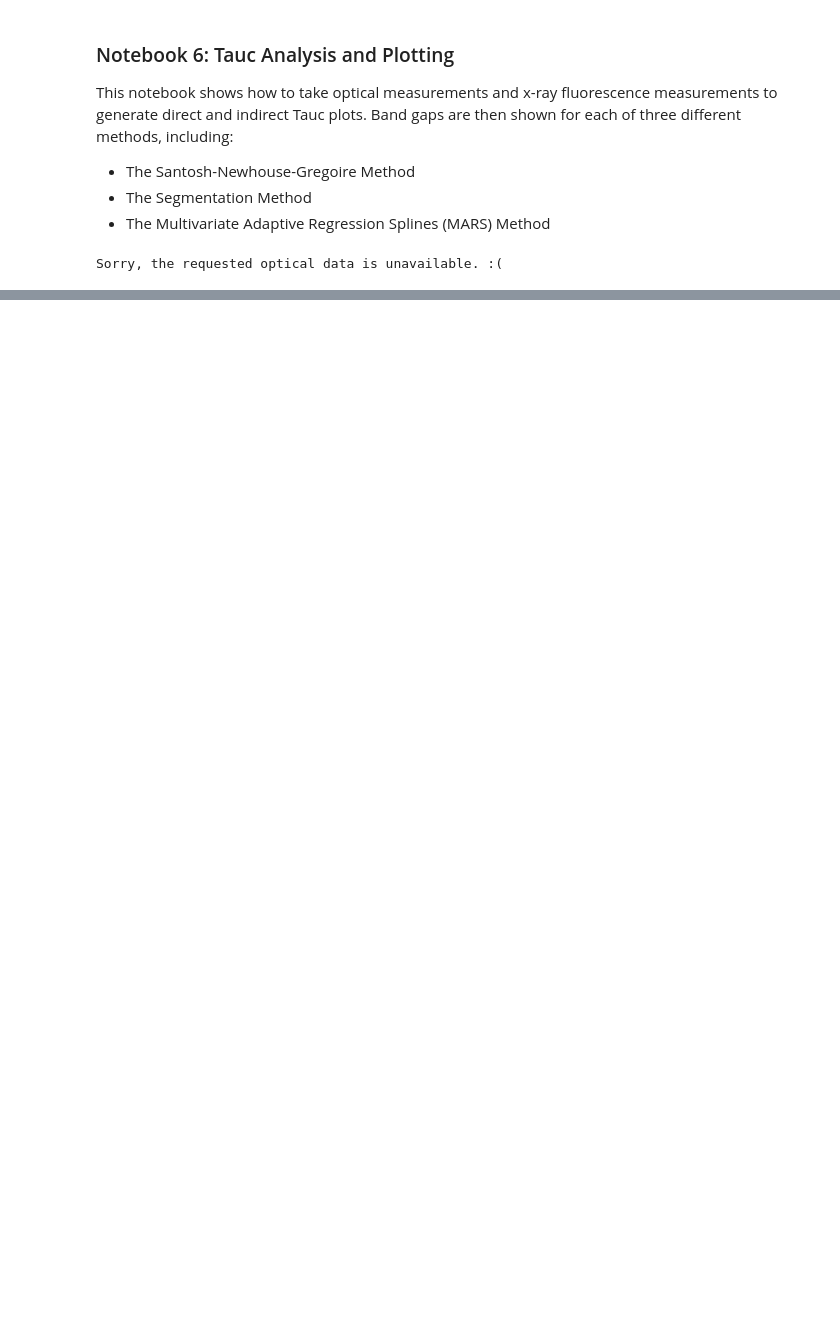
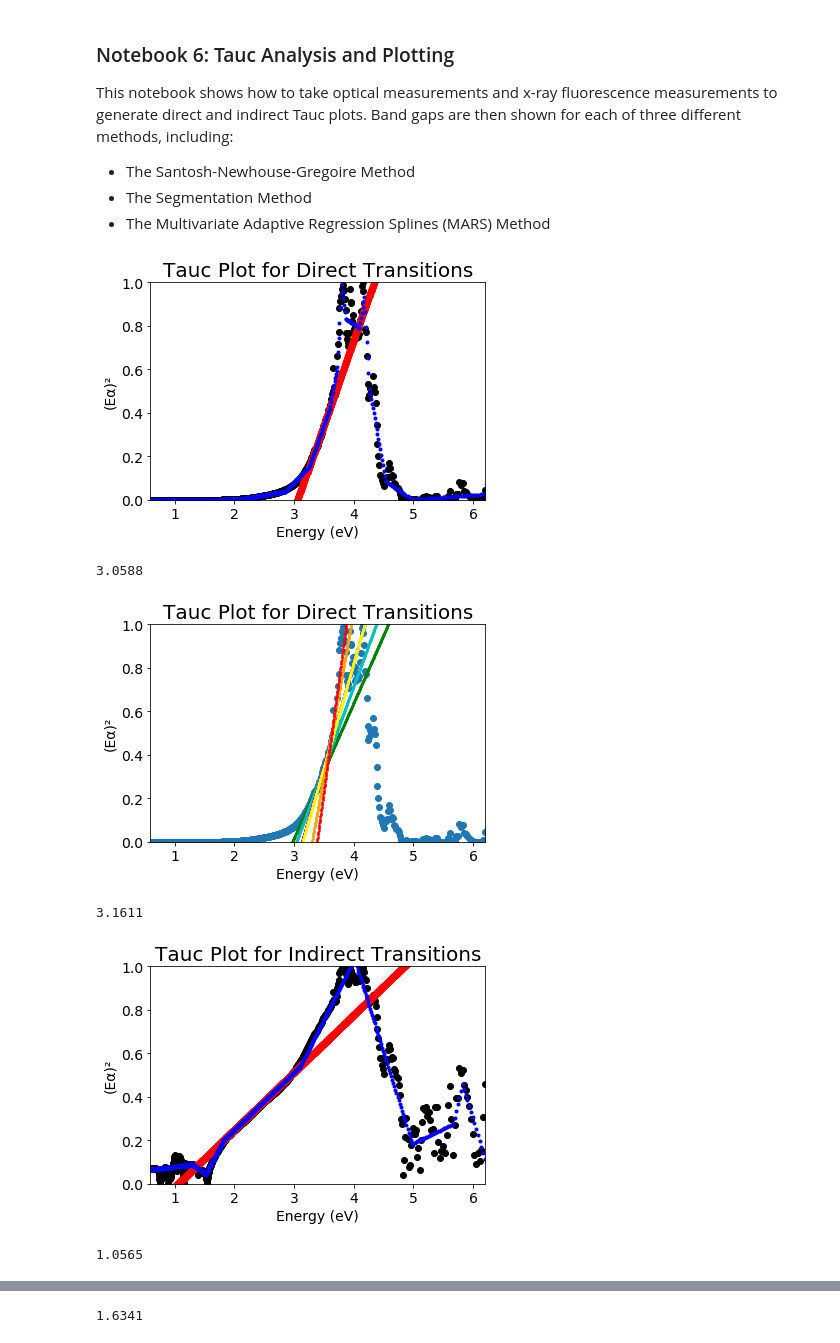
Before and after one commit to NREL/htem-api-examples, a Jupyter notebook: notebooks/6_Tauc_Analysis.ipynb, the cells around one changed output, grey strips where cells are left out. Cells and saved outputs as stored; diff of their text form; code cells hidden in the pictures; blank space fills up the shorter version.

```diff
--- a/notebooks/6_Tauc_Analysis.ipynb
+++ b/notebooks/6_Tauc_Analysis.ipynb
@@ -35,14 +37,16 @@ def band_gap_run(sample,bg_type='direct',show_graph=True,method='MARS'):
     except TypeError:
         print "Sorry, the requested optical data is unavailable. :("
         return
-    thickness = float(Sample(209139).properties().thickness)
+    thickness = float(Sample(sample).properties().thickness)
     transmittance = sorted(uvit+nirt)
     reflectance = sorted(uvir+nirr)
     absorption_coefficient = []
     for i in range(0,len(transmittance)): #Equation for absorption coefficient
         absorption_coefficient.append(-1*np.log(abs(transmittance[i][1]/(1-reflectance[i][1])))/float(thickness*10**-4))
     energy = [1240.0/i[0] for i in transmittance]
-    calculate_band_gap(energy,absorption_coefficient,bg_type=bg_type,show_graph=show_graph,method=method)
+    bg = calculate_band_gap(energy,absorption_coefficient,bg_type=bg_type,show_graph=show_graph,method=method)
+    return round(bg,4)
+
 
 
 def calculate_band_gap(energy,absorption_coefficient,bg_type='direct',show_graph=True,method='MARS'):
@@ -64,13 +68,39 @@ def calculate_band_gap(energy,absorption_coefficient,bg_type='direct',show_graph
         return 'Not a valid band gap type.'
 
     if method == 'S-N-G':
-        return bandgaps.santosh_newhouse_gregoire_method(energy,absorption_y,bg_type,show_graph)
+        print('Currently Seeking Permission For Implementation')
+        return
+#        return santosh_newhouse_gregoire_method(energy,absorption_y,bg_type,show_graph)
     elif method == 'Segmentation':
-        return bandgaps.segmentation_method(energy,absorption_y,bg_type,show_graph)
+        return segmentation_method(energy,absorption_y,bg_type,show_graph)
     elif method == 'MARS':
-        return bandgaps.mars_method(energy,absorption_y,bg_type,show_graph)
+        return mars_method(energy,absorption_y,bg_type,show_graph)
     else:
         return 'Not a valid band gap methodology.'
-band_gap_run(221101)
-# %% [output]
-Sorry, the requested optical data is unavailable. :(
+# %%
+#First, a basic test of the various methods...
+
+bg = band_gap_run(221101,method='MARS')
+print(bg)
+
+bg = band_gap_run(221101,method='Segmentation')
+print(bg)
+
+#bg = band_gap_run(221101,method='S-N-G')
+#print(bg)
+
+bg = band_gap_run(221101,bg_type = 'indirect',method='MARS')
+print(bg)
+
+bg = band_gap_run(221101,bg_type = 'indirect',method='Segmentation')
+print(bg)
+
+#bg = band_gap_run(221101,method='S-N-G')
+#print(bg)
+# %% [output]
+[figure, added]
+3.0588
+[figure, added]
+3.1611
+[figure, added]
+1.0565
@@ -76,0 +108 @@ Sorry, the requested optical data is unavailable. :(
+1.6341
```
Also changed, not shown: parts of 2 cells of this notebook, 3 other files.
